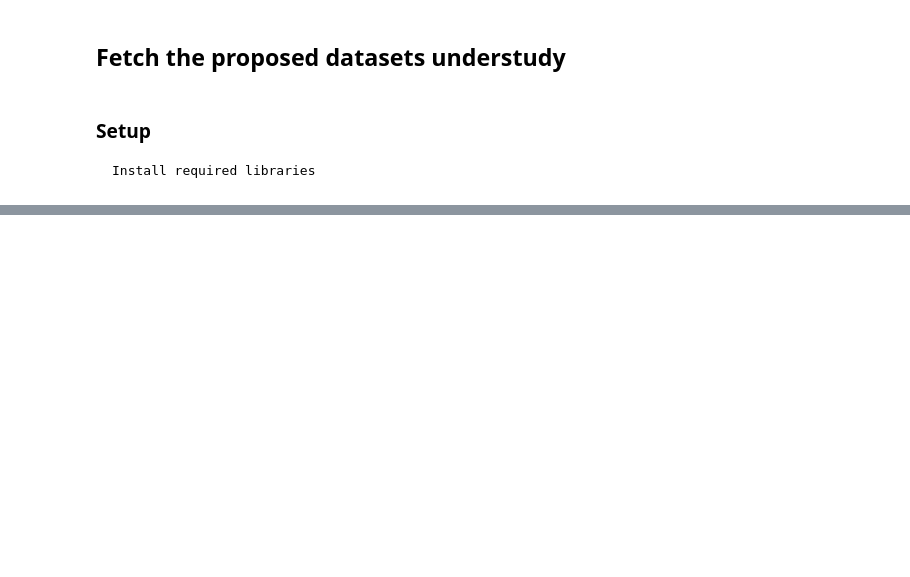
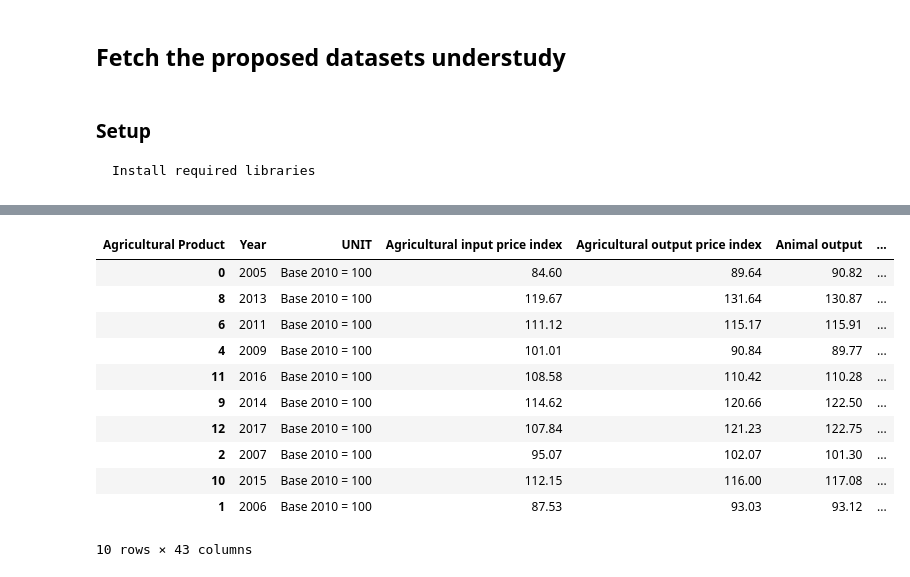
Before and after one commit to TahirAwwad/agriculture-data-analytics, a Jupyter notebook: notebooks/notebook-1-02-data-collection-api.ipynb, the cells around one changed output, grey strips where cells are left out. Cells and saved outputs as stored; diff of their text form; code cells hidden in the pictures; blank space fills up the shorter version.

```diff
--- a/notebooks/notebook-1-02-data-collection-api.ipynb
+++ b/notebooks/notebook-1-02-data-collection-api.ipynb
@@ -79,0 +239,42 @@ price_idx_products_annual2010_dataframe.query("geotime=='IE'")
+# %%
+
+# Note of where the URL comes from: https://data.cso.ie/table/AQA04
+
+data_csv_url = "https://ws.cso.ie/public/api.jsonrpc?data=%7B%22jsonrpc%22:%222.0%22,%22method%22:%22PxStat.Data.Cube_API.ReadDataset%22,%22params%22:%7B%22class%22:%22query%22,%22id%22:%5B%5D,%22dimension%22:%7B%7D,%22extension%22:%7B%22pivot%22:null,%22codes%22:false,%22language%22:%7B%22code%22:%22en%22%7D,%22format%22:%7B%22type%22:%22CSV%22,%22version%22:%221.0%22%7D,%22matrix%22:%22AHA03%22%7D,%22version%22:%222.0%22%7D%7D"
+
+response_json_rpc = requests.get(data_csv_url).json()
+
+prc_idx_0517_df = pandas.read_csv(io.StringIO(response_json_rpc["result"]), sep=",")
+
+#for key, value in prc_idx_0517_df.iloc[0:,0:-1].iteritems():
+#    print(key, value.unique())
+#    print("\n")
+
+#print(prc_idx_0517_df.head())
+
+# pivot
+prc_idx_0517_df =( prc_idx_0517_df
+ .pivot_table(
+     columns = "Agricultural Product"
+     ,index = ['Year',
+               'UNIT'
+              ]
+     ,values='VALUE'
+     ,dropna = True
+             )
+ .reset_index()
+   )
+prc_idx_0517_df.sample(10)
+# %% [output]
+| Agricultural Product | Year | UNIT | Agricultural input price index | Agricultural output price index | Animal output | ... |
+| 0 | 2005 | Base 2010 = 100 | 84.60 | 89.64 | 90.82 | ... |
+| 8 | 2013 | Base 2010 = 100 | 119.67 | 131.64 | 130.87 | ... |
+| 6 | 2011 | Base 2010 = 100 | 111.12 | 115.17 | 115.91 | ... |
+| 4 | 2009 | Base 2010 = 100 | 101.01 | 90.84 | 89.77 | ... |
+| 11 | 2016 | Base 2010 = 100 | 108.58 | 110.42 | 110.28 | ... |
+| 9 | 2014 | Base 2010 = 100 | 114.62 | 120.66 | 122.50 | ... |
+| 12 | 2017 | Base 2010 = 100 | 107.84 | 121.23 | 122.75 | ... |
+| 2 | 2007 | Base 2010 = 100 | 95.07 | 102.07 | 101.30 | ... |
+| 10 | 2015 | Base 2010 = 100 | 112.15 | 116.00 | 117.08 | ... |
+| 1 | 2006 | Base 2010 = 100 | 87.53 | 93.03 | 93.12 | ... |
+10 rows × 43 columns
```
Also changed, not shown: parts of 21 cells of this notebook, 1 other file.
